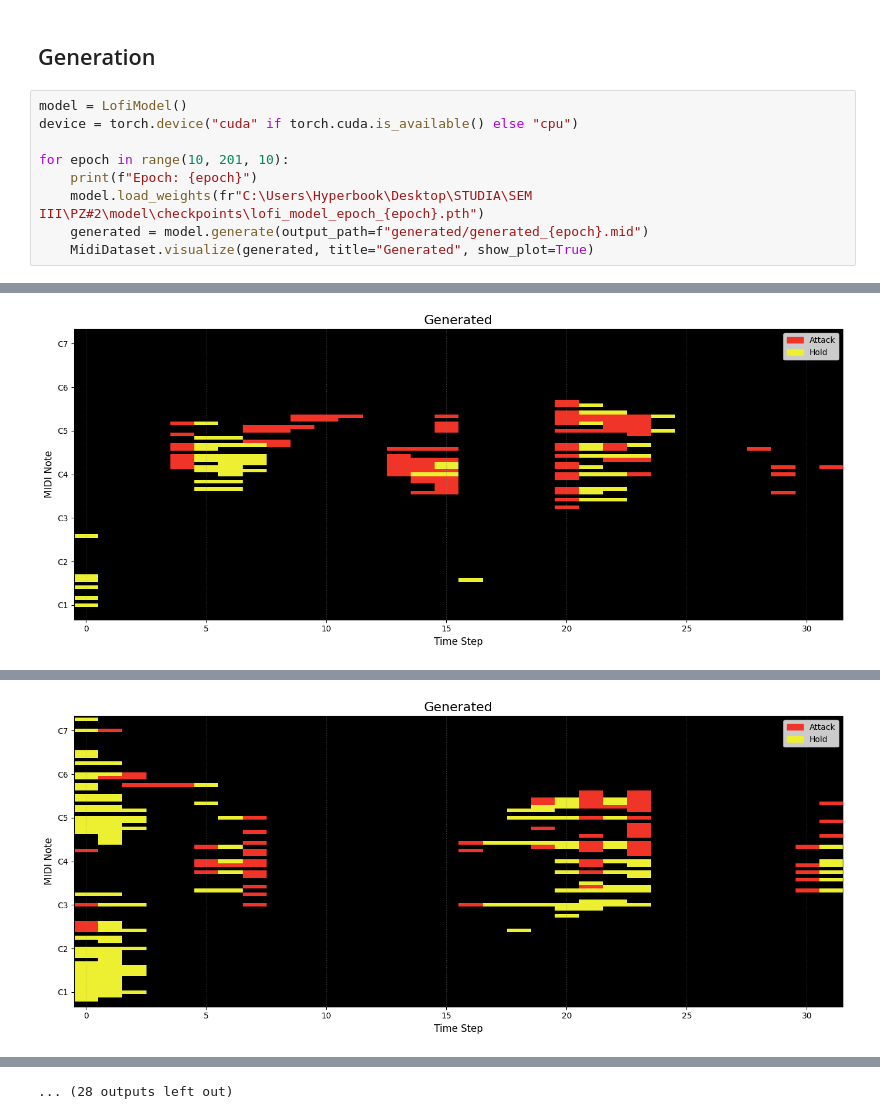
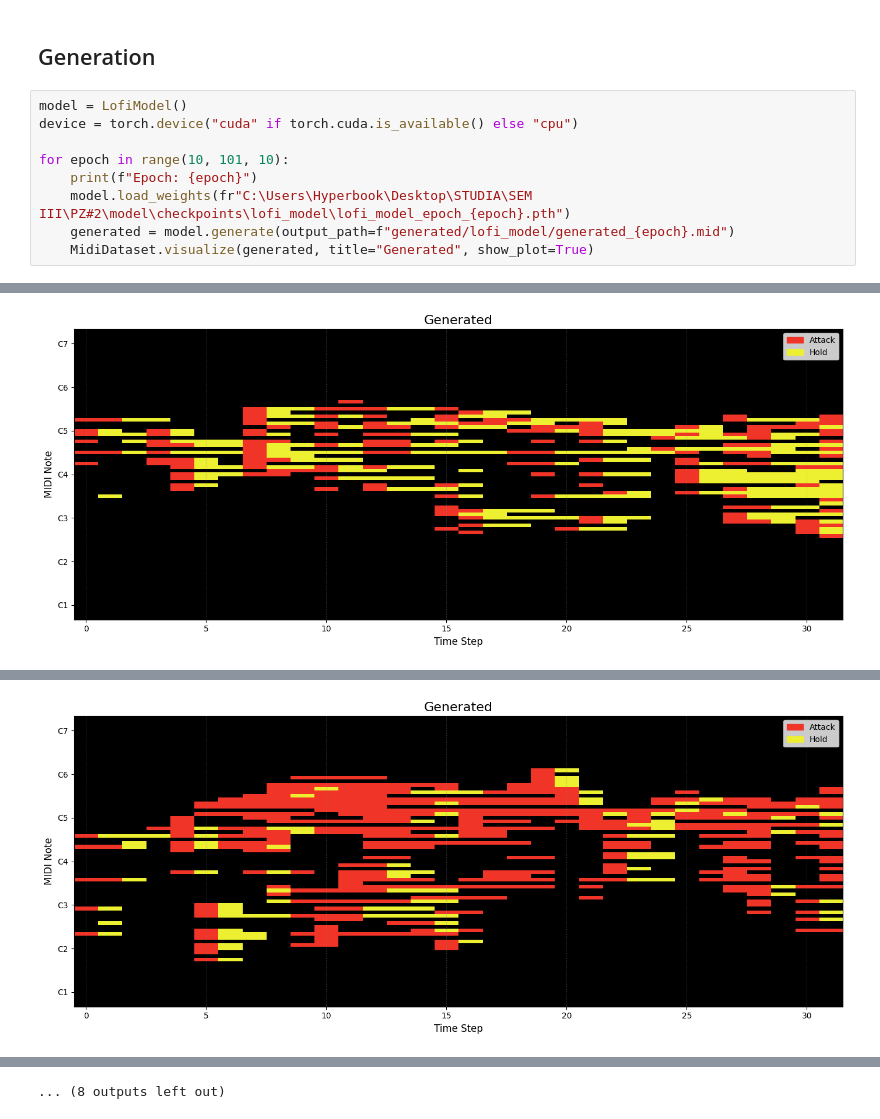
Before and after one commit to ziemmi13/Lofi-MIDI-VAE-generator, a Jupyter notebook: model/Generate.ipynb, the cells around one changed output, grey strips where cells are left out. Cells and saved outputs as stored; diff of their text form.

```diff
--- a/model/Generate.ipynb
+++ b/model/Generate.ipynb
@@ -17,10 +17,10 @@ print(torch.version.cuda)
 model = LofiModel()
 device = torch.device("cuda" if torch.cuda.is_available() else "cpu")
 
-for epoch in range(10, 201, 10):
+for epoch in range(10, 101, 10):
     print(f"Epoch: {epoch}")
-    model.load_weights(fr"C:\Users\Hyperbook\Desktop\STUDIA\SEM III\PZ#2\model\checkpoints\lofi_model_epoch_{epoch}.pth")
-    generated = model.generate(output_path=f"generated/generated_{epoch}.mid")
+    model.load_weights(fr"C:\Users\Hyperbook\Desktop\STUDIA\SEM III\PZ#2\model\checkpoints\lofi_model\lofi_model_epoch_{epoch}.pth")
+    generated = model.generate(output_path=f"generated/lofi_model/generated_{epoch}.mid")
     MidiDataset.visualize(generated, title="Generated", show_plot=True)
 # %% [output]
 Epoch: 10
@@ -39,3 +39,3 @@ Converting tensor to MIDI file at generated/generated_30.mid...
 MIDI file saved successfully.
-[figure, old version]
+[figure, new version]
 Epoch: 40
@@ -44,3 +44,3 @@ Converting tensor to MIDI file at generated/generated_40.mid...
 MIDI file saved successfully.
-[figure, old version]
+[figure, new version]
 Epoch: 50
@@ -56 +56 @@ MIDI file saved successfully.
-... (28 outputs left out)
+... (8 outputs left out)
```
Also changed, not shown: parts of 1 cell of this notebook, 7 other files.
